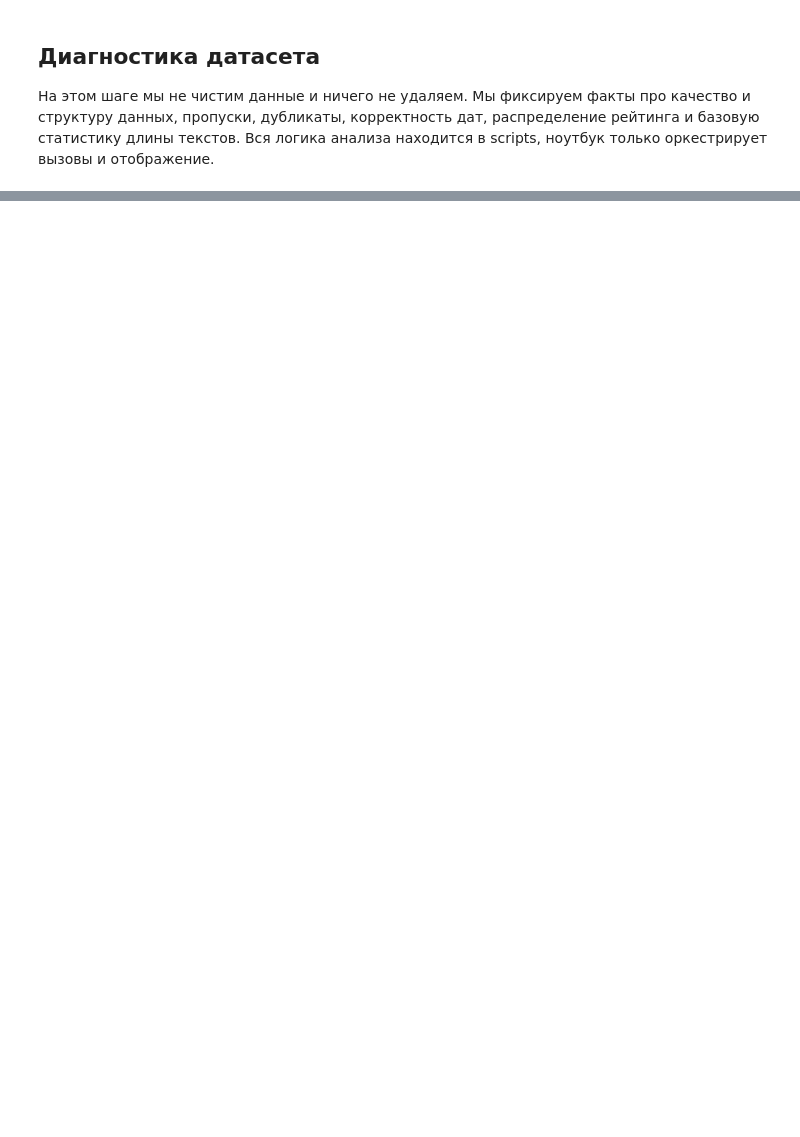
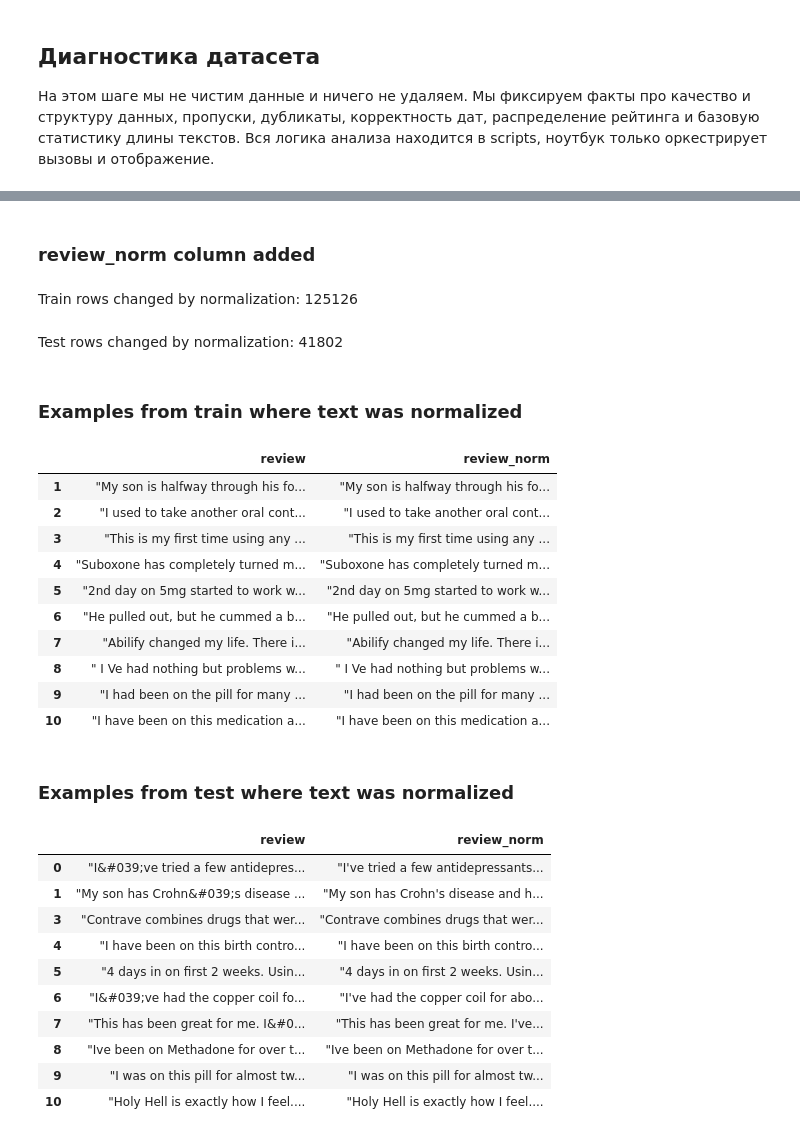
Before and after one commit to toxic-crusader/llm_hw7_medicine_reviews, a Jupyter notebook: hw7_medicine_reviews.ipynb, the cells around one changed output, grey strips where cells are left out. Drawn from its saved outputs; the diff is of its cells as text; code cells hidden in the pictures; blank space fills up the shorter version.

```diff
--- a/hw7_medicine_reviews.ipynb
+++ b/hw7_medicine_reviews.ipynb
@@ -155,0 +129,57 @@ Parsing date column using non strict pandas parser
+# %%
+from IPython.display import Markdown, display
+from scripts.text_normalization import add_review_norm_column
+
+
+def md(text: str) -> None:
+    display(Markdown(text))
+
+
+train_df = add_review_norm_column(train_df)
+test_df = add_review_norm_column(test_df)
+
+md("### review_norm column added")
+
+changed_train = train_df[train_df["review"] != train_df["review_norm"]]
+changed_test = test_df[test_df["review"] != test_df["review_norm"]]
+
+md(f"Train rows changed by normalization: {len(changed_train)}")
+md(f"Test rows changed by normalization: {len(changed_test)}")
+
+md("### Examples from train where text was normalized")
+display(
+    changed_train[["review", "review_norm"]].head(10)
+)
+
+md("### Examples from test where text was normalized")
+display(
+    changed_test[["review", "review_norm"]].head(10)
+)
+# %% [output]
+### review_norm column added
+Train rows changed by normalization: 125126
+Test rows changed by normalization: 41802
+### Examples from train where text was normalized
+|  | review | review_norm |
+| 1 | "My son is halfway through his fo... | "My son is halfway through his fo... |
+| 2 | "I used to take another oral cont... | "I used to take another oral cont... |
+| 3 | "This is my first time using any ... | "This is my first time using any ... |
+| 4 | "Suboxone has completely turned m... | "Suboxone has completely turned m... |
+| 5 | "2nd day on 5mg started to work w... | "2nd day on 5mg started to work w... |
+| 6 | "He pulled out, but he cummed a b... | "He pulled out, but he cummed a b... |
+| 7 | "Abilify changed my life. There i... | "Abilify changed my life. There i... |
+| 8 | " I Ve had nothing but problems w... | " I Ve had nothing but problems w... |
+| 9 | "I had been on the pill for many ... | "I had been on the pill for many ... |
+| 10 | "I have been on this medication a... | "I have been on this medication a... |
+### Examples from test where text was normalized
+|  | review | review_norm |
+| 0 | "I&#039;ve tried a few antidepres... | "I've tried a few antidepressants... |
+| 1 | "My son has Crohn&#039;s disease ... | "My son has Crohn's disease and h... |
+| 3 | "Contrave combines drugs that wer... | "Contrave combines drugs that wer... |
+| 4 | "I have been on this birth contro... | "I have been on this birth contro... |
+| 5 | "4 days in on first 2 weeks. Usin... | "4 days in on first 2 weeks. Usin... |
+| 6 | "I&#039;ve had the copper coil fo... | "I've had the copper coil for abo... |
+| 7 | "This has been great for me. I&#0... | "This has been great for me. I've... |
+| 8 | "Ive been on Methadone for over t... | "Ive been on Methadone for over t... |
+| 9 | "I was on this pill for almost tw... | "I was on this pill for almost tw... |
+| 10 | "Holy Hell is exactly how I feel.... | "Holy Hell is exactly how I feel.... |
```
Also changed, not shown: parts of 6 cells of this notebook.
